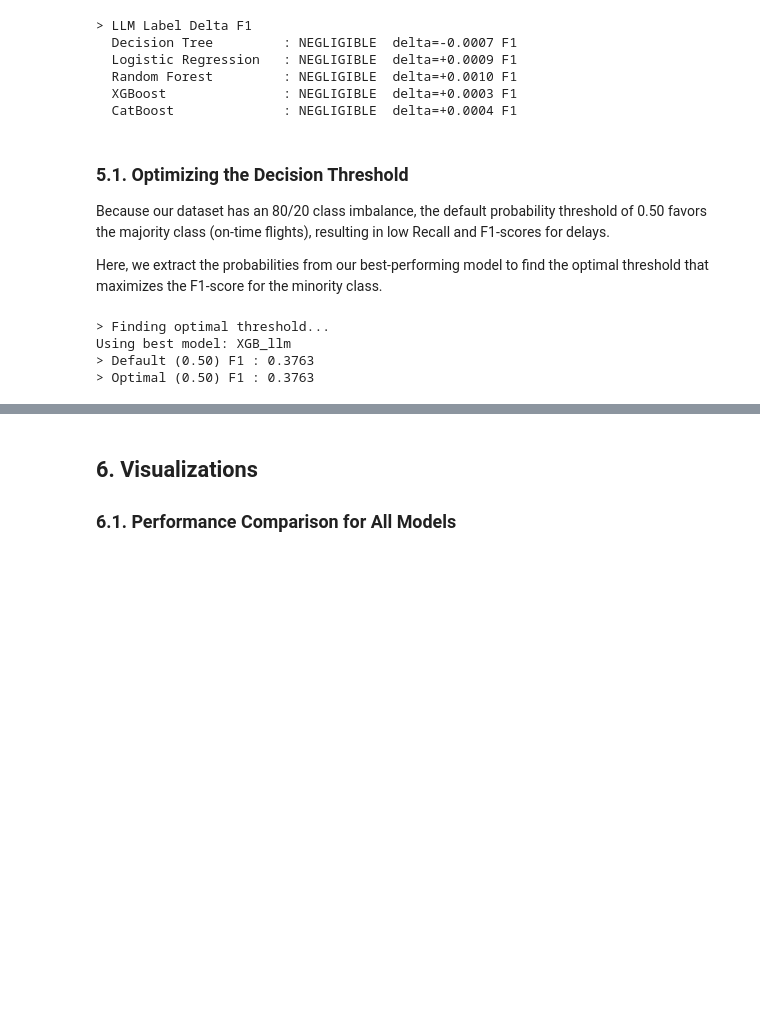
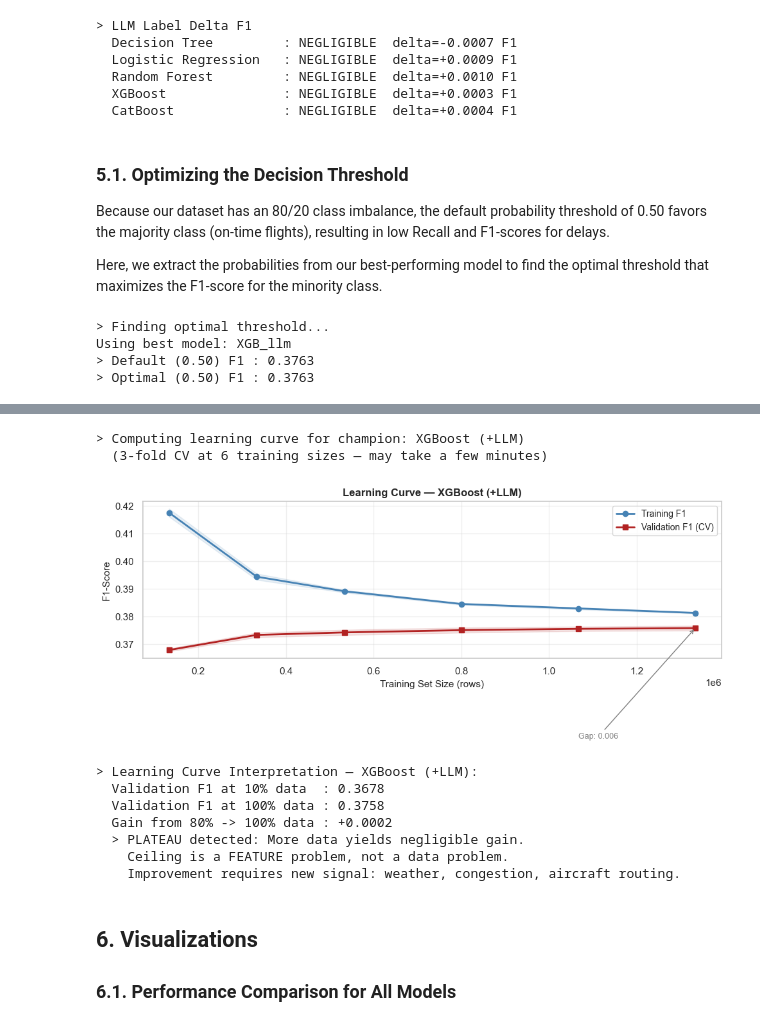
Before and after one commit to jaxendutta/dti6287, a Jupyter notebook: notebooks/03_ml_modeling.ipynb, the cells around one changed output, grey strips where cells are left out. Cells and saved outputs as stored; diff of their text form; code cells hidden in the pictures; blank space fills up the shorter version.

```diff
--- a/notebooks/03_ml_modeling.ipynb
+++ b/notebooks/03_ml_modeling.ipynb
@@ -561,3 +678,71 @@ Using best model: XGB_llm
+# %%
+from sklearn.model_selection import learning_curve
+
+print('> Computing learning curve for champion: {}'.format(champion_label))
+print('  (3-fold CV at 6 training sizes — may take a few minutes)')
+
+# cv_estimator and X_cv are already set correctly by the CV cell above
+train_sizes, train_scores, test_scores = learning_curve(
+    cv_estimator,
+    X_cv, y,
+    cv=3,
+    scoring='f1',
+    train_sizes=[0.10, 0.25, 0.40, 0.60, 0.80, 1.0],
+    n_jobs=-1,
+    random_state=SEED,
+)
+
+train_mean = train_scores.mean(axis=1)
+train_std  = train_scores.std(axis=1)
+test_mean  = test_scores.mean(axis=1)
+test_std   = test_scores.std(axis=1)
+
+fig, ax = plt.subplots(figsize=(10, 5))
+ax.plot(train_sizes, train_mean, 'o-', color='steelblue', linewidth=2, label='Training F1')
+ax.plot(train_sizes, test_mean,  's-', color='firebrick', linewidth=2, label='Validation F1 (CV)')
+ax.fill_between(train_sizes, train_mean - train_std, train_mean + train_std, alpha=0.12, color='steelblue')
+ax.fill_between(train_sizes, test_mean  - test_std,  test_mean  + test_std,  alpha=0.12, color='firebrick')
+ax.set_xlabel('Training Set Size (rows)', fontsize=11)
+ax.set_ylabel('F1-Score', fontsize=11)
+ax.set_title('Learning Curve — {}'.format(champion_label), fontweight='bold', fontsize=12)
+ax.legend(fontsize=10)
+ax.grid(True, alpha=0.3)
+
+final_gap = train_mean[-1] - test_mean[-1]
+ax.annotate(
+    'Gap: {:.3f}'.format(final_gap),
+    xy=(train_sizes[-1], test_mean[-1]),
+    xytext=(train_sizes[-2], test_mean[-1] - 0.04),
+    arrowprops=dict(arrowstyle='->', color='gray'),
+    fontsize=9, color='gray'
+)
+
+plt.tight_layout()
+plt.savefig(ML_OUTPUT / 'learning_curve.png', dpi=150)
+plt.show()
+
+slope = test_mean[-1] - test_mean[-2]
+print('\n> Learning Curve Interpretation — {}:'.format(champion_label))
+print('  Validation F1 at 10% data  : {:.4f}'.format(test_mean[0]))
+print('  Validation F1 at 100% data : {:.4f}'.format(test_mean[-1]))
+print('  Gain from 80% -> 100% data : {:+.4f}'.format(slope))
+if abs(slope) < 0.005:
+    print('  > PLATEAU detected: More data yields negligible gain.')
+    print('    Ceiling is a FEATURE problem, not a data problem.')
+    print('    Improvement requires new signal: weather, congestion, aircraft routing.')
+else:
+    print('  > Still rising: More data would likely improve performance.')
+# %% [output]
+> Computing learning curve for champion: XGBoost (+LLM)
+  (3-fold CV at 6 training sizes — may take a few minutes)
+[figure, added]
+> Learning Curve Interpretation — XGBoost (+LLM):
+  Validation F1 at 10% data  : 0.3678
+  Validation F1 at 100% data : 0.3758
+  Gain from 80% -> 100% data : +0.0002
+  > PLATEAU detected: More data yields negligible gain.
+    Ceiling is a FEATURE problem, not a data problem.
+    Improvement requires new signal: weather, congestion, aircraft routing.
 # %% [markdown]
 ## 6. Visualizations
 
```
Also changed, not shown: parts of 16 cells of this notebook.
